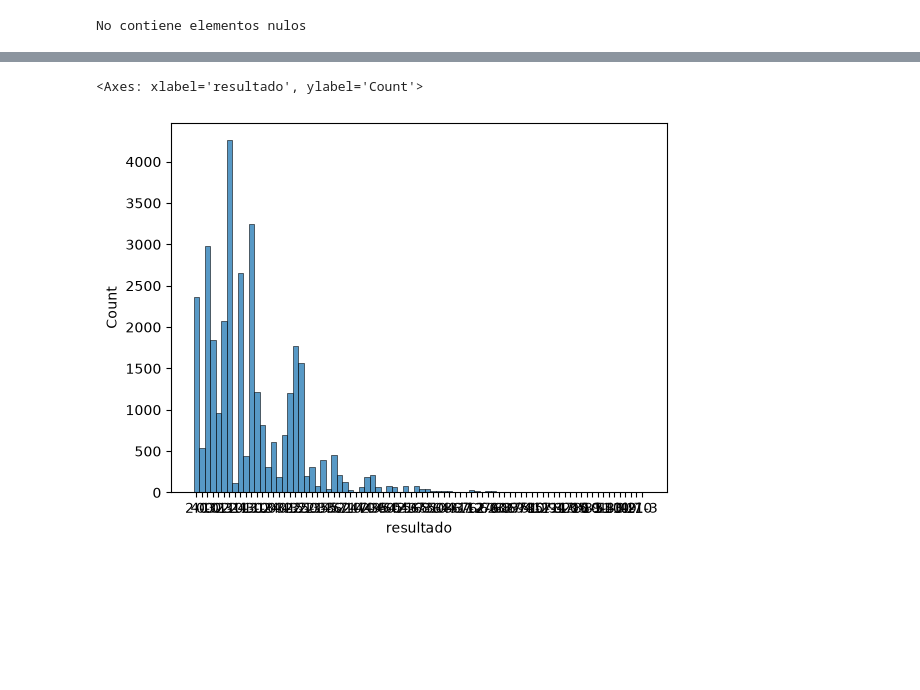
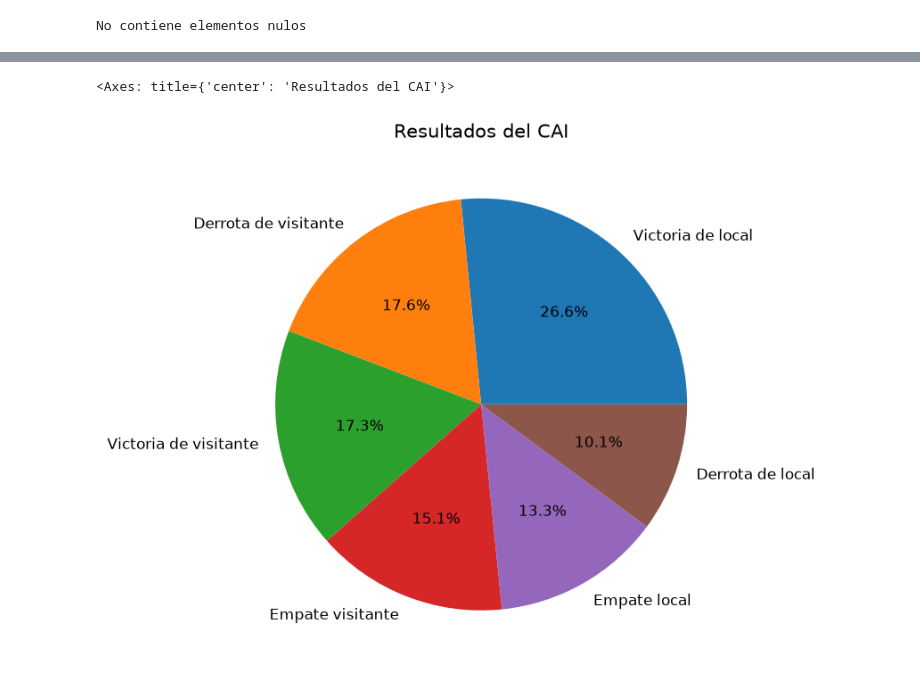
Before and after one commit to rfhfmnn/ml-zoomcamp, a Jupyter notebook: midterm_project/notebook.ipynb, the cells around one changed output, grey strips where cells are left out. Cells and saved outputs as stored; diff of their text form; code cells hidden in the pictures; blank space fills up the shorter version.

```diff
--- a/midterm_project/notebook.ipynb
+++ b/midterm_project/notebook.ipynb
@@ -25,0 +32,4 @@ numeric=['local_result','visitor_result']
+# %%
+#primero filtramos partidos de independiente
+df_independiente=df[(df['local_team']=='Independiente') | (df['visitor_team']=='Independiente')]
+df_independiente.head()
@@ -41,4 +58,5 @@ def extraer_año(tournament_name):
     else:
         return None
 # %%
-df['anio'] = pd.to_numeric(df['date_name'].apply(extraer_año))
+df_independiente['anio'] = pd.to_numeric(df_independiente['date_name'].apply(extraer_año))
+df_independiente.head()
@@ -44,0 +70,8 @@ df['anio'] = pd.to_numeric(df['date_name'].apply(extraer_año))
+# %%
+df_independiente['condicion_independiente'] = np.where(
+    df_independiente['local_team'] == 'Independiente',
+    'Local',
+    'Visitante'
+)
+
+df_independiente.head()
@@ -50,4 +102,14 @@ df['victoria']=np.select(condiciones,resultados,default="NS")
 # %%
 #Agregamos goles totales y diferencia de goles
-df['goles']=df['local_result']+df['visitor_result']
-df['diferencia_goles']=(df['local_result']-df['visitor_result']).abs()
+#primero filtramos partidos de independiente
+df_independiente['gol_de_independiente'] = np.where(
+    df_independiente['local_team'] == 'Independiente',
+    df_independiente['local_result'],   # Si Independiente es local, toma los goles locales
+    df_independiente['visitor_result']  # Si no, toma los goles de visitante
+)
+df_independiente['gol_contra_independiente'] = np.where(
+    df_independiente['local_team'] != 'Independiente',
+    df_independiente['local_result'],   # Si Independiente es local, toma los goles locales
+    df_independiente['visitor_result']  # Si no, toma los goles de visitante
+)
+df_independiente.head()
@@ -64,4 +149,5 @@ sns.histplot(df,x='diferencia_goles')
 # %%
+df_independiente['victoria_independiente'].value_counts().plot(kind='pie', title='Resultados del CAI',autopct='%1.1f%%', figsize=(6, 6))
 # %% [output]
-<Axes: xlabel='resultado', ylabel='Count'>
+<Axes: title={'center': 'Resultados del CAI'}>
-[figure, old version]
+[figure, new version]
```
Also changed, not shown: parts of 16 cells of this notebook, 2 other files.
